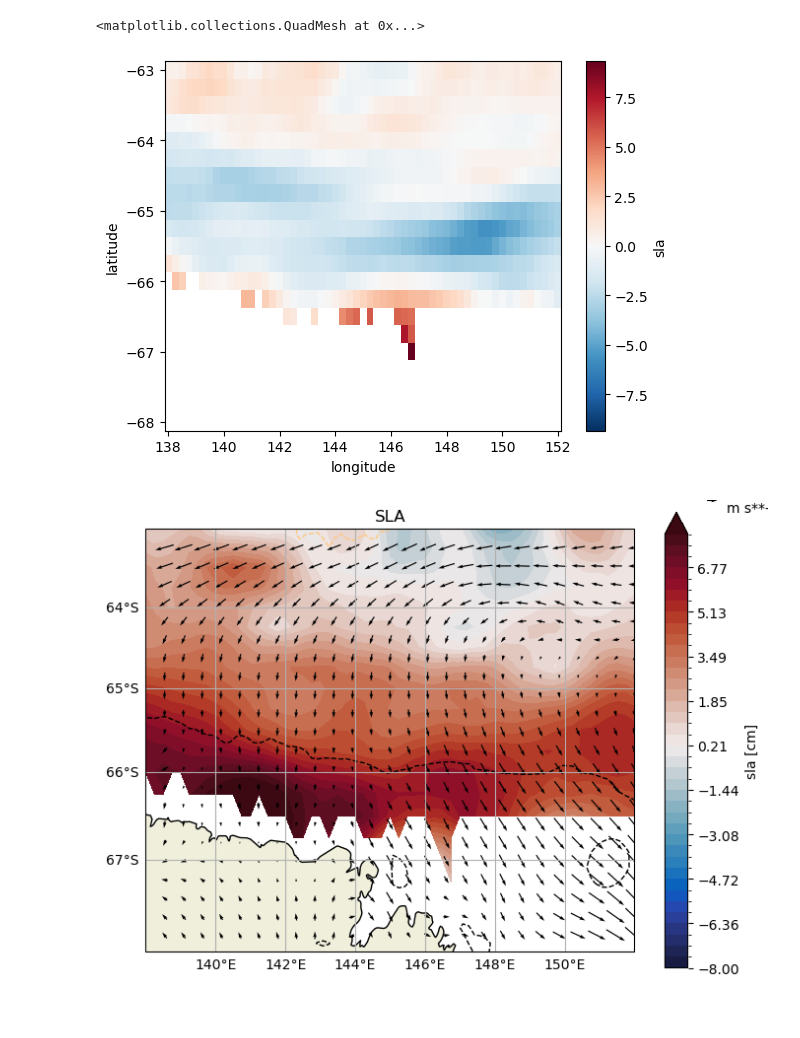
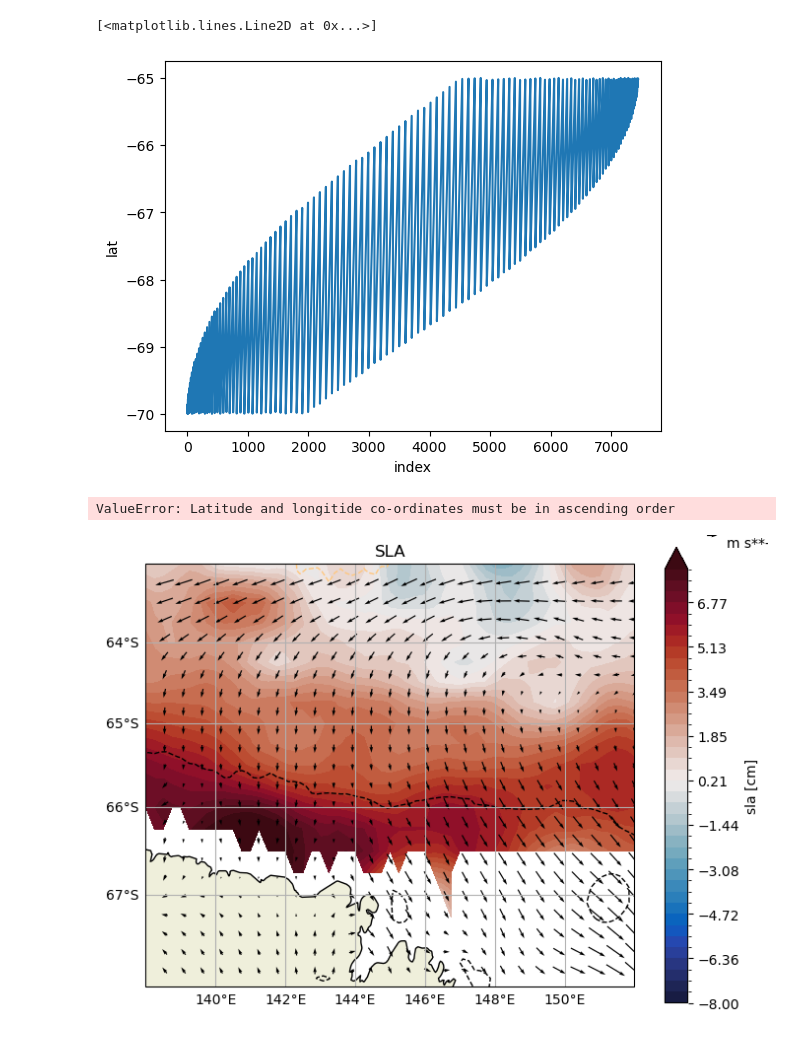
Before and after one commit to eejco/thesis_c3, a Jupyter notebook: slope_index copy.ipynb, the cells around one changed output. Cells and saved outputs as stored; diff of their text form; code cells hidden in the pictures.

```diff
--- a/slope_index copy.ipynb
+++ b/slope_index copy.ipynb
@@ -26,6 +26,7 @@ winds_ = xr.open_dataset('../data/ef25db236e60a21a34ee2e0b4631d366.nc').sortby('
 sam = Index(type='SAM').da.sel(time=slice(sla_.time[0],sla_.time[-1]))
 dotds = DOT().ds.rename({'ug':'u10','vg':'v10'})
 sice_ = xr.open_dataset('../data/NSIDC/sice_processed.nc').__xarray_dataarray_variable__
+sip_ = xr.open_dataarray('sip.nc')
 
 lwe_ds = GRACE().ds
 sha_ds_sla = StericHeight(ssh_ref='DOT',
@@ -41,3 +42,5 @@ extent_ea = [60,160,-70,-60]
 
 elevation_ea = elevation_.sel(latitude = slice(extent_ea[2], extent_ea[3]), longitude = slice(extent_ea[0],extent_ea[1]))
 elevation_ac = elevation_.sel(latitude = slice(extent_ac[2], extent_ac[3]), longitude = slice(extent_ac[0],extent_ac[1]))
+# %%
+sip_.load()
@@ -44,3 +62,8 @@ elevation_ac = elevation_.sel(latitude = slice(extent_ac[2], extent_ac[3]), long
+# %%
+sip_.where((sip_.lon > extent_ac[0]) & (sip_.lon < extent_ac[1]) &  (sip_.lat > extent_ac[2]) & (sip_.lat < extent))
+# %% [output]
+[<matplotlib.lines.Line2D at 0x...>]
+[figure, added]
 # %%
 region_ac = Region('AC',extent_ac,elevation=elevation_ac)
 region_ac_shelf = Region('ACS',extent_ac,elevation=elevation_ac,min_elevation=-1000)
@@ -58,6 +81,7 @@ winds = region_ac.crop_da(winds_)
 dot =region_ac.crop_da(dotds)
 sice = region_ac.crop_da(sice_)
 sic_shelf = region_ac_shelf.crop_da(sice_)
+sip_shelf = region_ac_shelf.crop_da(sip_.rename({'lat':'latitude','lon':'longitude'}).sortby('latitude').sortby('longitude'))
 lwe_shelf = region_ac_shelf.crop_da(lwe_ds)
 sha_shelf = region_ac_shelf.crop_da(sha_ds_sla)
 
@@ -65,11 +89,8 @@ sha_shelf = region_ac_shelf.crop_da(sha_ds_sla)
 lonboo = sla.longitude < 147
 latboo = sla.latitude > -66.6
 sla = sla.where(lonboo | latboo,drop=True)
+# %% [output]
+ValueError: Latitude and longitide co-ordinates must be in ascending order
-# %%
-sla.differentiate('latitude').mean('time').plot()
-# %% [output]
-<matplotlib.collections.QuadMesh at 0x...>
-[figure, removed]
 # %%
 u,v = fns.get_geostrophic_currents(sla)
 geos = xr.Dataset({'u10':u,'v10':v})
```
Also changed, not shown: parts of 1 cell of this notebook, 11 other files.
